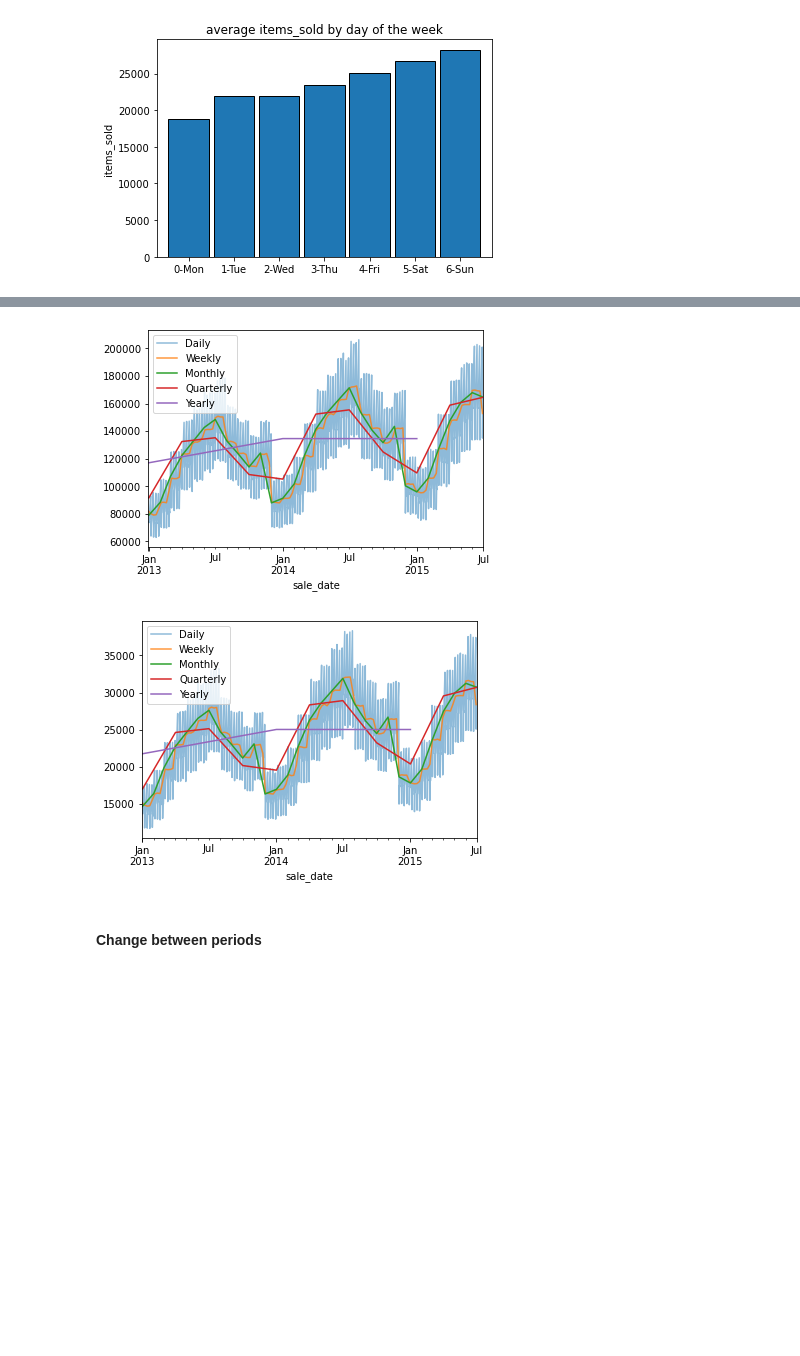
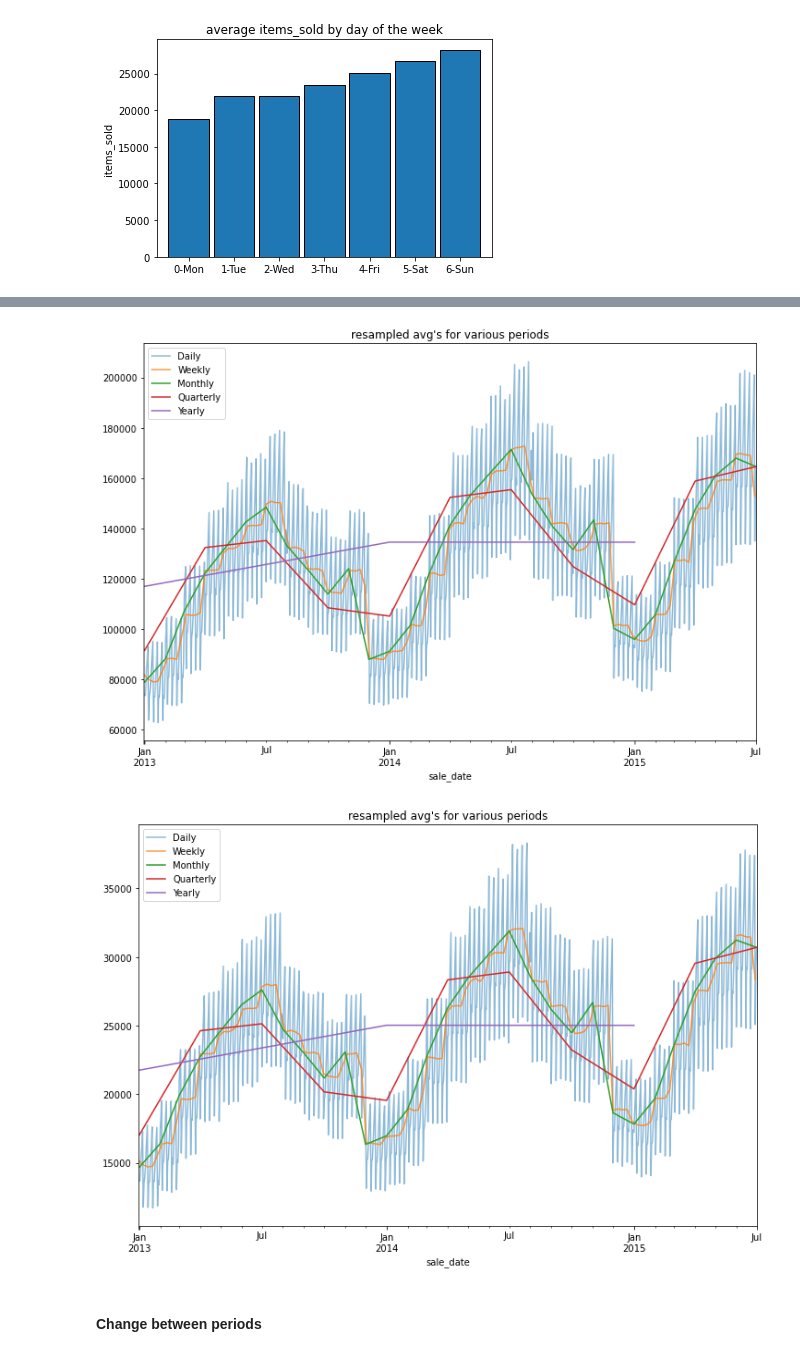
Before and after one commit to bensmith07/time-series-exercises, a Jupyter notebook: explore_notebook.ipynb, the cells around one changed output, grey strips where cells are left out. Cells and saved outputs as stored; diff of their text form; code cells hidden in the pictures; blank space fills up the shorter version.

```diff
--- a/explore_notebook.ipynb
+++ b/explore_notebook.ipynb
@@ -18,7 +18,7 @@ sales = acquire.sales_data()
 items = acquire.items_data()
 stores = acquire.stores_data()
 df = acquire.combine_heb_data(sales, items, stores)
-df = prepare.prep_heb_data(df)
+df = prepare.prep_store_data(df)
 # %% [output]
 Reading from local CSV...
 Reading from local CSV...
@@ -106,8 +106,9 @@ train = train.drop(columns='weekday')
 [figure]
 # %%
 periods = ['D', 'W', 'M','Q', 'Y']
-
 for col in train.columns:
+    plt.figure(figsize=(12,8))
+    plt.title('resampled avg\'s for various periods')
     alpha = .2
     for per in periods:
         alpha += .15
@@ -119,15 +120,17 @@ for col in train.columns:
 # %%
 for col in train.columns:
+    plt.figure(figsize=(12,8))
     train[col].resample('D').mean().plot(alpha=.5, label='Daily')
     train[col].resample('W').mean().plot(alpha=.8, label='Weekly')
     train[col].resample('M').mean().plot(label='Monthly')
     train[col].resample('Q').mean().plot(label='Quarterly')
     train[col].resample('Y').mean().plot(label='Yearly')
     plt.legend()
+    plt.title('resampled avg\'s for various periods')
     plt.show()
 # %% [output]
-[figure, old version]
+[figure, new version]
-[figure, old version]
+[figure, new version]
 # %% [markdown]
 ####  Change between periods
 # %%
```
Also changed, not shown: parts of 3 cells of this notebook, 4 other files.
